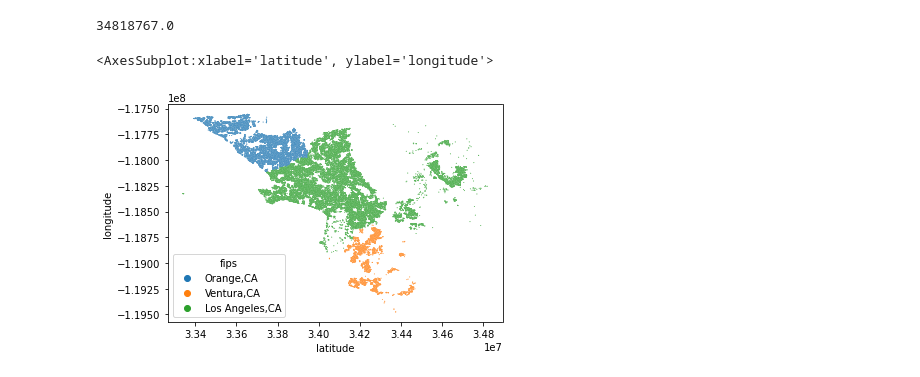
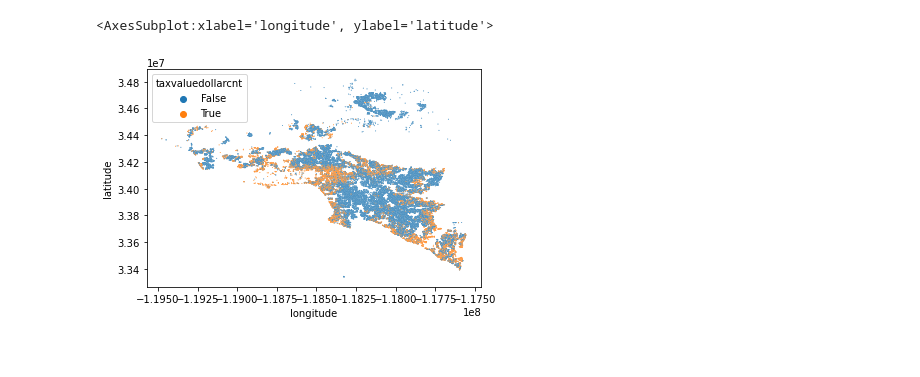
Before and after one commit to EribertoContreras/zillow_estimating_home_value, a Jupyter notebook: All the work.ipynb, the cells around one changed output. Saved outputs shown, nothing was run; the diff lists cells and outputs as text; code cells hidden in the pictures.

```diff
--- a/All the work.ipynb
+++ b/All the work.ipynb
@@ -45,9 +73,8 @@ df = prepare.clean_zillow_data(df)
 # %%
-df.latitude.max()
+#making an extra copy.
+above = df.taxvaluedollarcnt > 600124
-# %% [output]
-34818767.0
 # %%
-sns.scatterplot(df.latitude, df.longitude, s=1, hue=df.fips)
+sns.scatterplot(df.longitude,df.latitude, s=1, hue= above)
 # %% [output]
-<AxesSubplot:xlabel='latitude', ylabel='longitude'>
+<AxesSubplot:xlabel='longitude', ylabel='latitude'>
-[figure, old version]
+[figure, new version]
```
Also changed, not shown: parts of 65 cells of this notebook, 1 other file.
